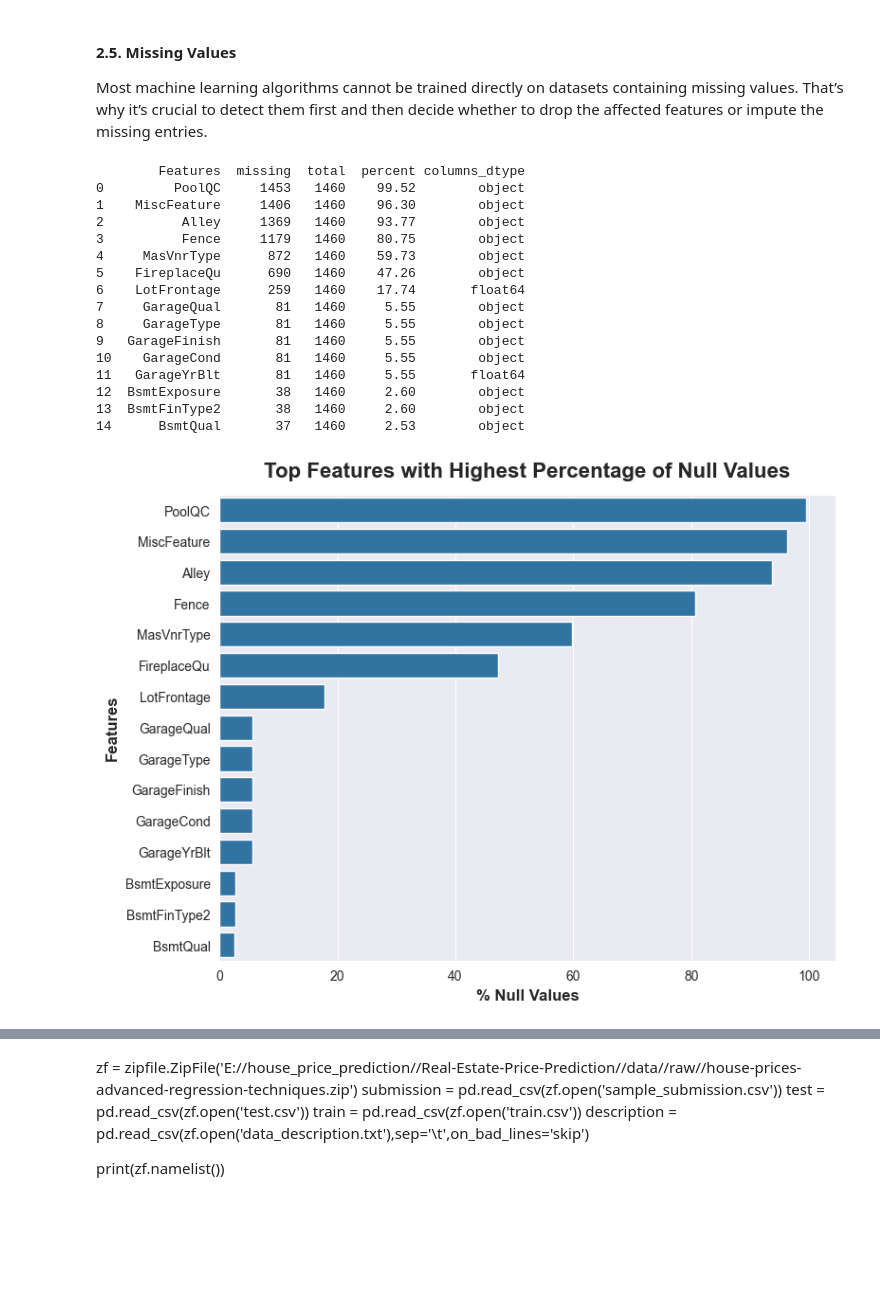
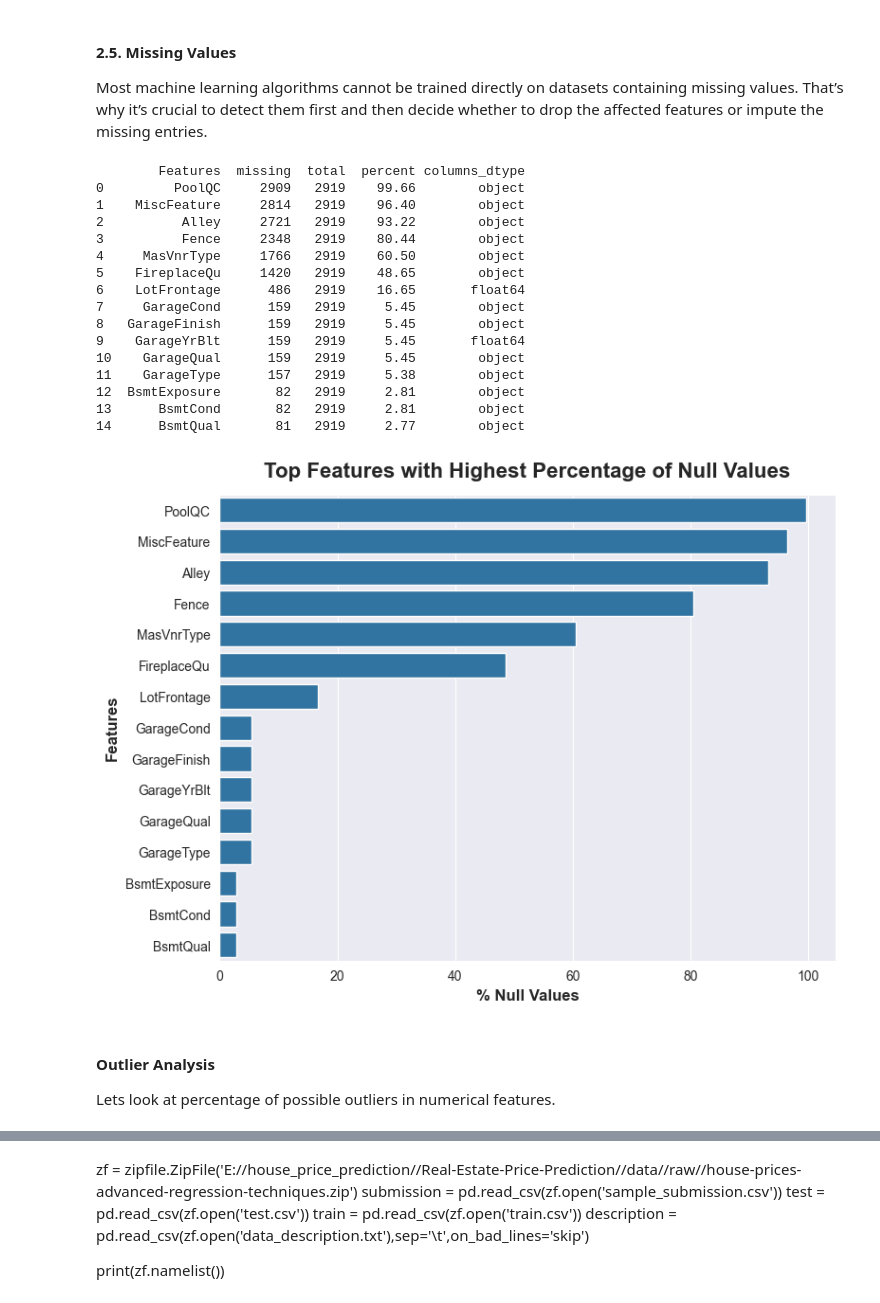
Before and after one commit to annugit1655/Real-Estate-Price-Prediction, a Jupyter notebook: Real-Estate-Price-Prediction/notebooks/house-price.ipynb, the cells around one changed output, grey strips where cells are left out. Cells and saved outputs as stored; diff of their text form; code cells hidden in the pictures; blank space fills up the shorter version.

```diff
--- a/Real-Estate-Price-Prediction/notebooks/house-price.ipynb
+++ b/Real-Estate-Price-Prediction/notebooks/house-price.ipynb
@@ -79,4 +79,4 @@ X_train = df_train.drop(['SalePrice'], axis=1)
 y = df_train.SalePrice
 
 # Concatenate train and test data
-X = pd.concat([X_train, df_test], axis=0)
+X = pd.concat([X_new_new_new_new_new_new_new_new_new_new_new_new_new_train, df_test], axis=0)
@@ -337,10 +329,10 @@ set(top_15['Feature']).intersection(set(top_features['Feature']))
 # %%
 # Separate target and features
-X = df_train.drop(columns=["SalePrice"])
+X_df = df_train.drop(columns=["SalePrice"])
 y = df_train["SalePrice"]
 
 # Encode categorical variables numerically
-X_encoded = X.select_dtypes(include=["object"]).copy()
+X_encoded = X_df.select_dtypes(include=["object"]).copy()
 for col in X_encoded.columns:
     X_encoded[col] = LabelEncoder().fit_transform(X_encoded[col].astype(str))
 
@@ -417,37 +409,40 @@ Most machine learning algorithms cannot be trained directly on datasets containi
 # %%
 def plot_null_counts(df: pd.DataFrame, top_n: int = 15) -> pd.DataFrame:
     null_info = df.stb.missing().reset_index().rename({'index':'Features'},axis='columns').sort_values(by='percent',ascending=False)
     null_info['columns_dtype'] = [df[col].dtype for col in null_info['Features']]
 
     null_info = null_info.loc[null_info['missing']>0].head(top_n)
     print(null_info)
 
     plt.figure(figsize=(8,6))
     sns.barplot(x='percent', y='Features',data=null_info)
     plt.title('Top Features with Highest Percentage of Null Values', fontsize=16, fontweight='bold', y=1.02)
     plt.xlabel('% Null Values', fontsize=12, fontweight='bold')
     plt.ylabel('Features', fontsize=12, fontweight='bold')
     plt.tight_layout()
     plt.show()
     return
 
-
-plot_null_counts(df_train)
+plot_null_counts(X)
 # %% [output]
         Features  missing  total  percent columns_dtype
-0         PoolQC     1453   1460    99.52        object
-1    MiscFeature     1406   1460    96.30        object
-2          Alley     1369   1460    93.77        object
-3          Fence     1179   1460    80.75        object
-4     MasVnrType      872   1460    59.73        object
-5    FireplaceQu      690   1460    47.26        object
-6    LotFrontage      259   1460    17.74       float64
-7     GarageQual       81   1460     5.55        object
-8     GarageType       81   1460     5.55        object
-9   GarageFinish       81   1460     5.55        object
-10    GarageCond       81   1460     5.55        object
-11   GarageYrBlt       81   1460     5.55       float64
-12  BsmtExposure       38   1460     2.60        object
-13  BsmtFinType2       38   1460     2.60        object
-14      BsmtQual       37   1460     2.53        object
+0         PoolQC     2909   2919    99.66        object
+1    MiscFeature     2814   2919    96.40        object
+2          Alley     2721   2919    93.22        object
+3          Fence     2348   2919    80.44        object
+4     MasVnrType     1766   2919    60.50        object
+5    FireplaceQu     1420   2919    48.65        object
+6    LotFrontage      486   2919    16.65       float64
+7     GarageCond      159   2919     5.45        object
+8   GarageFinish      159   2919     5.45        object
+9    GarageYrBlt      159   2919     5.45       float64
+10    GarageQual      159   2919     5.45        object
+11    GarageType      157   2919     5.38        object
+12  BsmtExposure       82   2919     2.81        object
+13      BsmtCond       82   2919     2.81        object
+14      BsmtQual       81   2919     2.77        object
-[figure, old version]
+[figure, new version]
+# %% [markdown]
+#### **Outlier Analysis**
+
+Lets look at percentage of possible outliers in numerical features.
```
Also changed, not shown: parts of 48 cells of this notebook.
